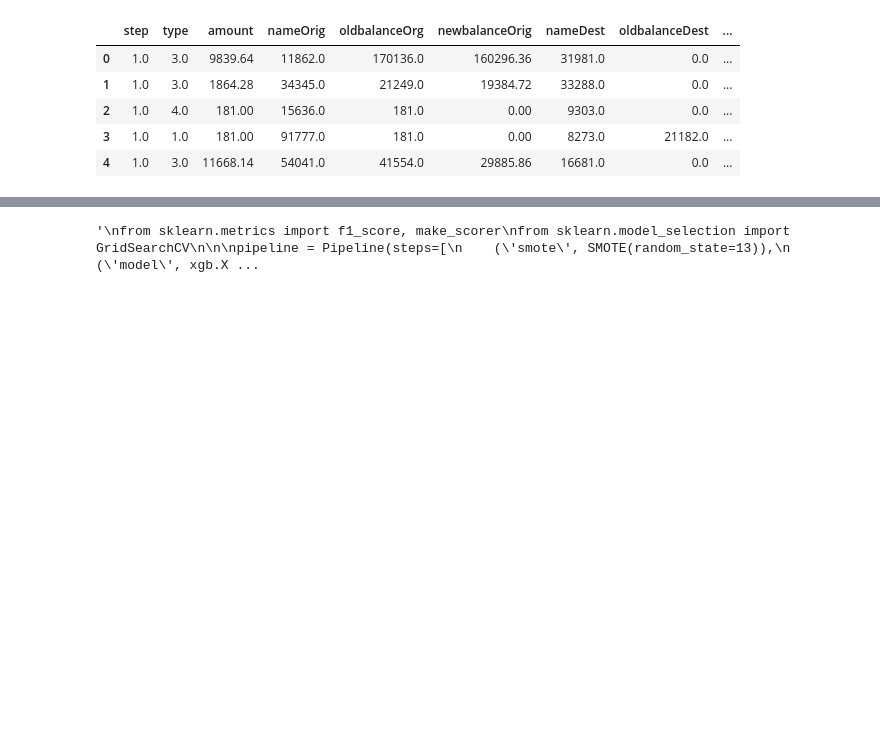
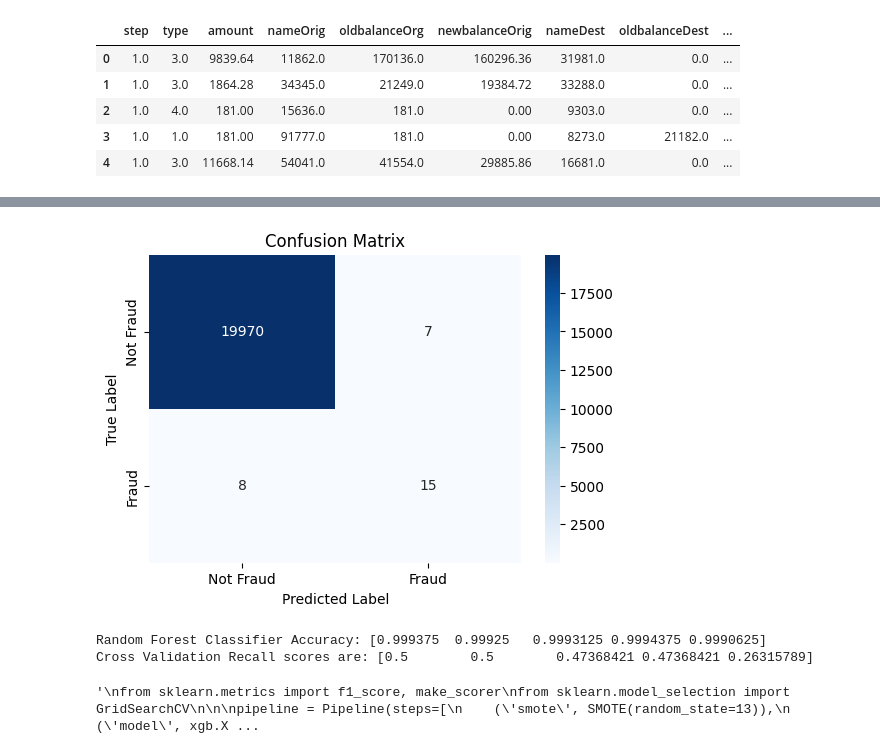
Before and after one commit to QuiteSurreal/Detecting-transactial-fraud-with-AI, a Jupyter notebook: AI.ipynb, the cells around one changed output, grey strips where cells are left out. Saved outputs shown, nothing was run; the diff lists cells and outputs as text; code cells hidden in the pictures; blank space fills up the shorter version.

```diff
--- a/AI.ipynb
+++ b/AI.ipynb
@@ -348,4 +347,67 @@ Average Cross Validation Recall score: 0.6894736842105263
     accuracy                           1.00     20000
    macro avg       0.66      0.87      0.73     20000
 weighted avg       1.00      1.00      1.00     20000
+# %%
+#Ensemble learning
+
+from sklearn.ensemble import StackingClassifier
+from sklearn.linear_model import LogisticRegression
+from sklearn.ensemble import RandomForestClassifier
+import xgboost as xgb
+
+kf = StratifiedKFold(n_splits=5, shuffle=True)
+
+smote = SMOTE(random_state=42, sampling_strategy=0.1)
+
+X_train_n, y_train_n = smote.fit_resample(X_train, y_train)
+
+estimators = [
+    ('rf', RandomForestClassifier(random_state=13,
+    max_depth = 6,
+    n_estimators = 500,
+    class_weight={0: 1, 1: 6})),
+    ('xgb', xgb.XGBClassifier(n_estimators=1000,
+    max_depth=6,
+    learning_rate=0.01,
+    #scale_pos_weight=len(y_train[y_train == 0]) / len(y_train[y_train == 1]),
+    tree_method='hist',
+    device = 'cuda',
+    eval_metric='aucpr',
+    random_state=42,
+    subsample=0.8,
+    #colsample_bytree=0.8
+    ))
+]
+
+stack = StackingClassifier(
+    estimators=estimators,
+    final_estimator=LogisticRegression(max_iter=1000),
+    n_jobs=-1
+)
+
+stack.fit(X_train_n, y_train_n)
+
+Y_pred = stack.predict(X_test)
+
+#y_scores = pipeline.predict_proba(X_test)[:, 1]
+#Y_pred = (y_scores >= 0.9837).astype(int)
+
+scoreAcc = cross_val_score(stack, X_train, y_train, cv=kf, scoring='accuracy')
+scoreRe = cross_val_score(stack, X_train, y_train, cv=kf, scoring='recall')
+
+cm = confusion_matrix(y_test, Y_pred)
+
+plt.figure(figsize=(6, 4))
+sns.heatmap(cm, annot=True, fmt="d", cmap="Blues", xticklabels=["Not Fraud", "Fraud"], yticklabels=["Not Fraud", "Fraud"])
+plt.xlabel("Predicted Label")
+plt.ylabel("True Label")
+plt.title("Confusion Matrix")
+plt.show()
+
+print("Random Forest Classifier Accuracy: {}".format(scoreAcc))
+print("Cross Validation Recall scores are: {}".format(scoreRe))
+# %% [output]
+[figure, added]
+Random Forest Classifier Accuracy: [0.999375  0.99925   0.9993125 0.9994375 0.9990625]
+Cross Validation Recall scores are: [0.5        0.5        0.47368421 0.47368421 0.26315789]
 # %%
```
Also changed, not shown: parts of 4 cells of this notebook, 8 other files.
